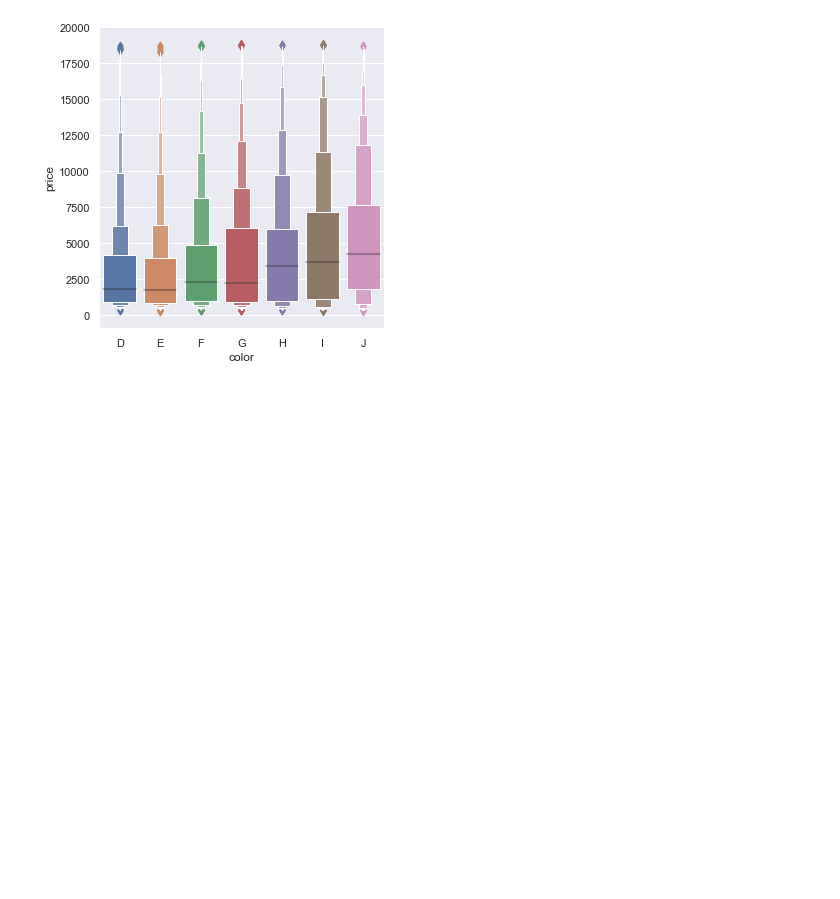
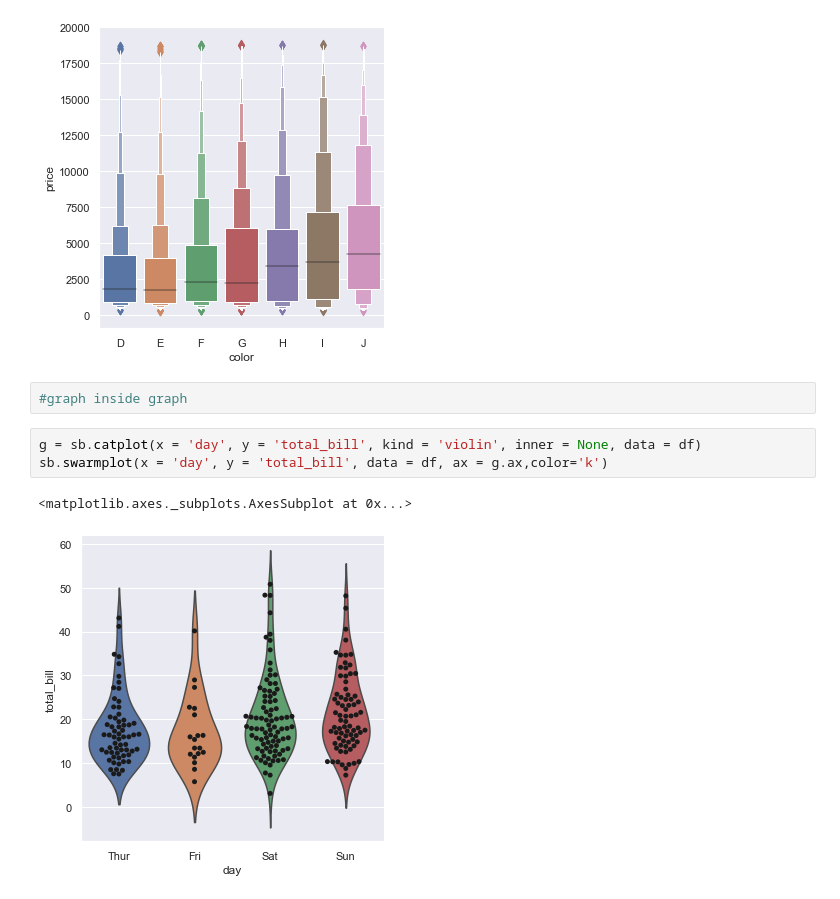
Before and after one commit to KrishnaDesai16/ML-DL, a Jupyter notebook: python/Visualization/seaborn.ipynb, the cells around one changed output. Drawn from its saved outputs; the diff is of its cells as text; blank space fills up the shorter version.

```diff
--- a/python/Visualization/seaborn.ipynb
+++ b/python/Visualization/seaborn.ipynb
@@ -214,3 +214,11 @@ sb.catplot(x = 'color', y = 'price', kind = 'boxen', data = diamonds.sort_values
 # %% [output]
 <seaborn.axisgrid.FacetGrid at 0x...>
 [figure]
+# %%
+#graph inside graph
+# %%
+g = sb.catplot(x = 'day', y = 'total_bill', kind = 'violin', inner = None, data = df)
+sb.swarmplot(x = 'day', y = 'total_bill', data = df, ax = g.ax,color='k')
+# %% [output]
+<matplotlib.axes._subplots.AxesSubplot at 0x...>
+[figure, added]
```
Also changed, not shown: parts of 2 cells of this notebook.
